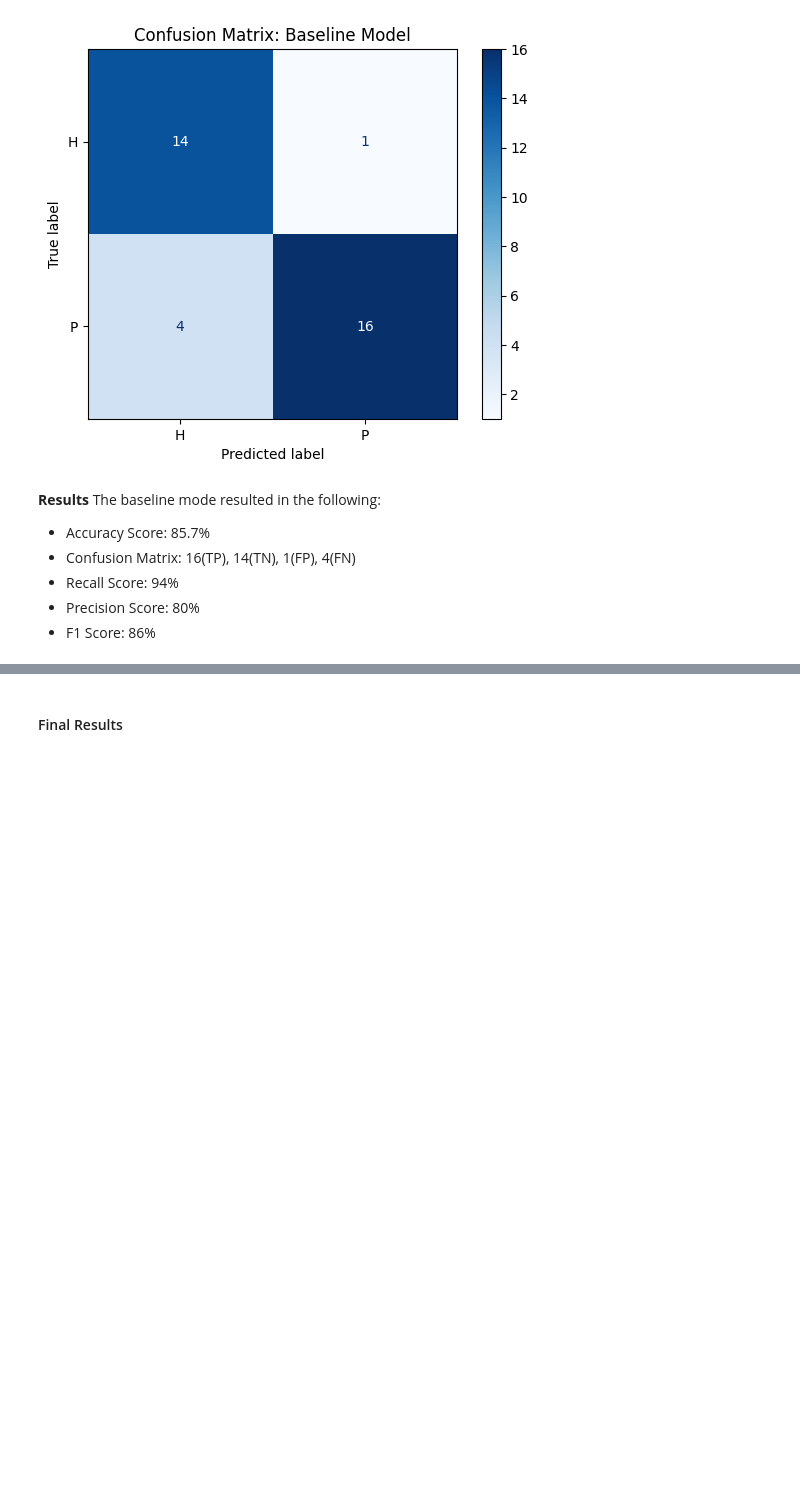
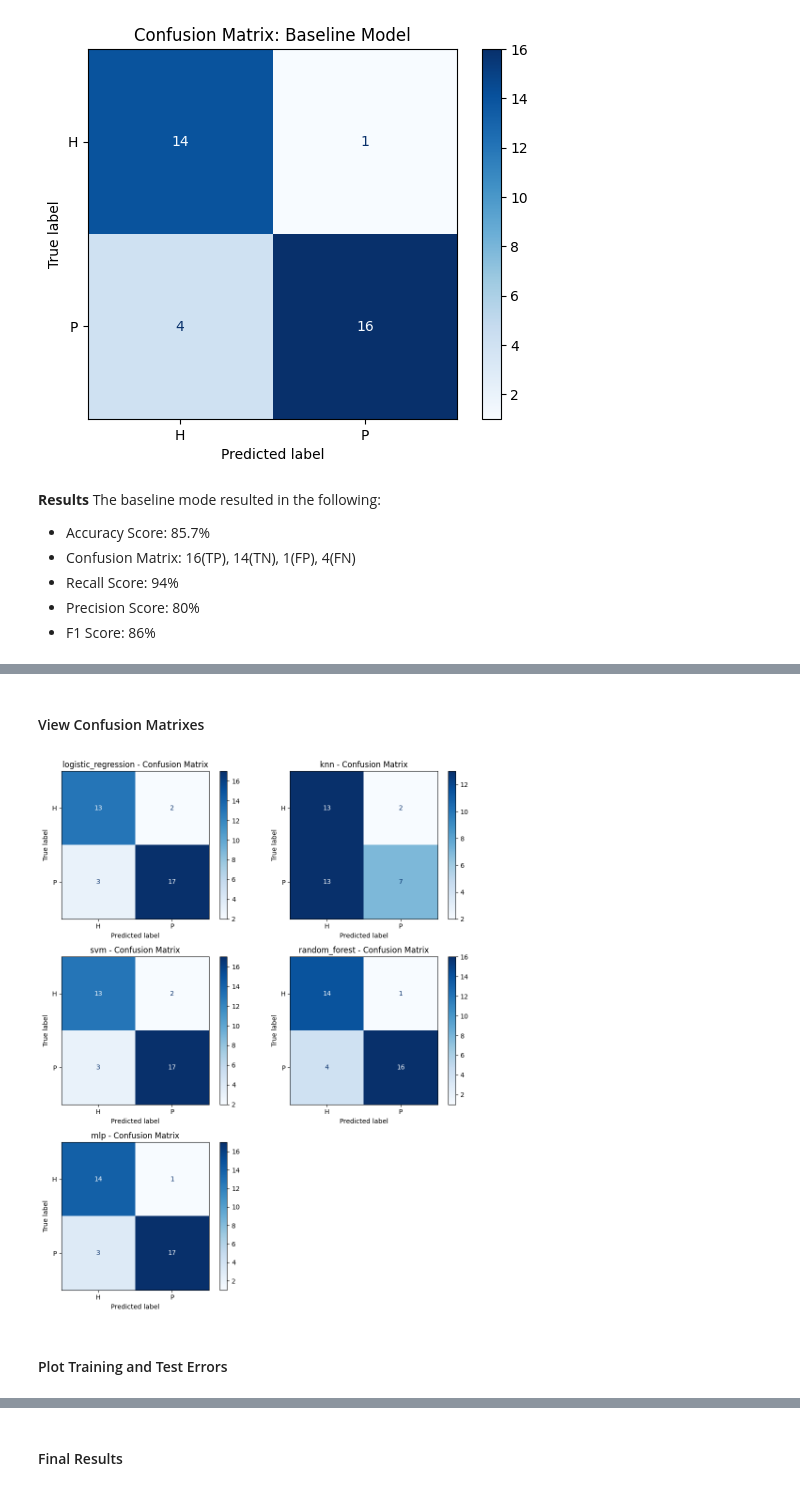
Before and after one commit to HJensen1017/alzheimers-detection, a Jupyter notebook: main.ipynb, the cells around one changed output, grey strips where cells are left out. Drawn from its saved outputs; the diff is of its cells as text; code cells hidden in the pictures; blank space fills up the shorter version.

Commit message:
Feat: developed robust pipeline with scaling, pca, kfold cv and evaluation for streamlined training. Saved and visualized confusion matrixes and metrics (accuracy, precision, recall, f1).

```diff
--- a/main.ipynb
+++ b/main.ipynb
@@ -168,0 +273,32 @@ The baseline mode resulted in the following:
+# %% [markdown]
+#### View Confusion Matrixes
+# %%
+n_models = len(results)
+n_cols = 2
+n_rows = (n_models + 1) // n_cols
+
+fig, axes = plt.subplots(n_rows, n_cols, figsize=(10, 4 * n_rows))
+
+axes = axes.flatten()
+
+for i, (name, data) in enumerate(results.items()):
+    model = data["model"]
+    ConfusionMatrixDisplay.from_estimator(
+        model,
+        X_test,
+        y_test,
+        cmap="Blues",
+        ax=axes[i]
+    )
+    axes[i].set_title(f"{name} - Confusion Matrix")
+
+# Hide unused subplots
+for j in range(i + 1, len(axes)):
+    fig.delaxes(axes[j])
+
+plt.tight_layout()
+plt.show()
+# %% [output]
+[figure, added]
+# %% [markdown]
+#### Plot Training and Test Errors
```
Also changed, not shown: parts of 9 cells of this notebook.
